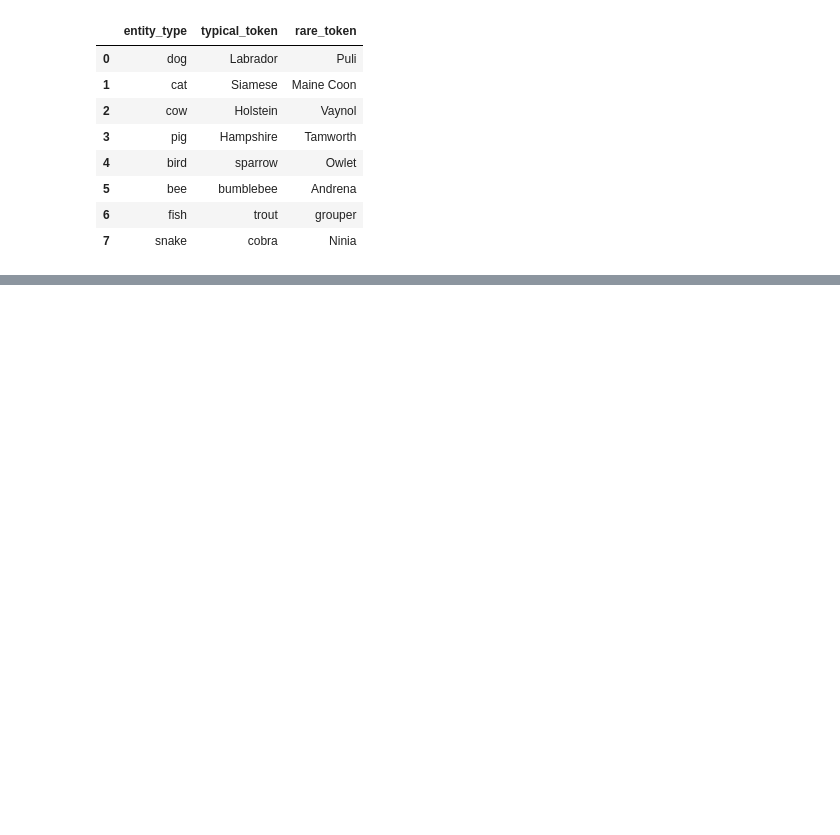
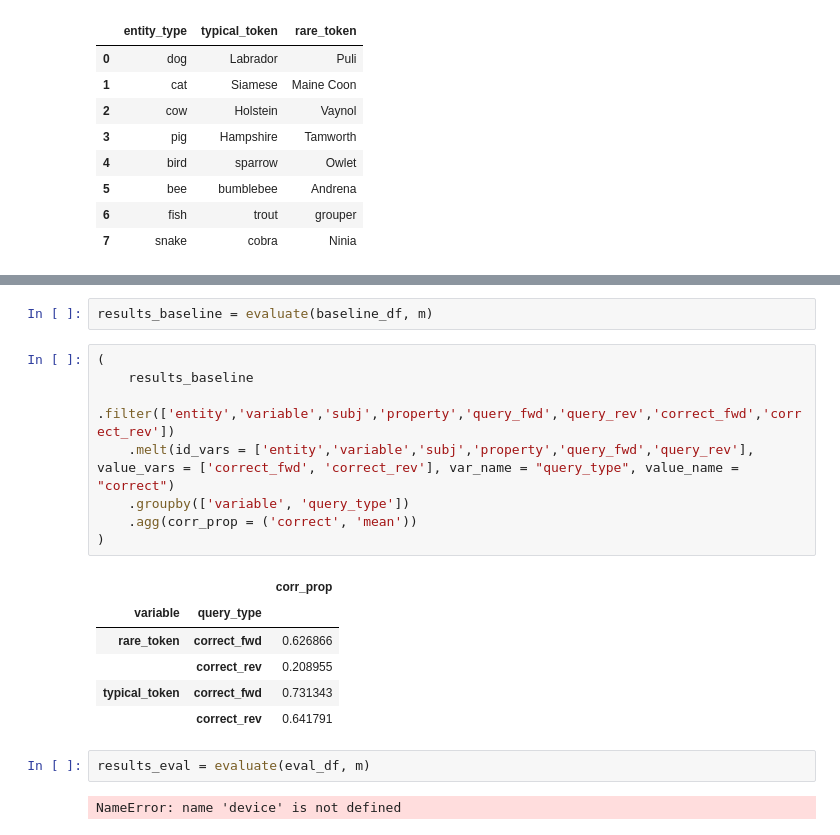
Before and after one commit to derekpowell/EasyEdit, a Jupyter notebook: taxonomy-benchmark-building-test.ipynb, the cells around one changed output, grey strips where cells are left out. Cells and saved outputs as stored; diff of their text form; blank space fills up the shorter version.

```diff
--- a/taxonomy-benchmark-building-test.ipynb
+++ b/taxonomy-benchmark-building-test.ipynb
@@ -368,0 +433,21 @@ results.correct.mean()
+# %%
+results_baseline = evaluate(baseline_df, m)
+# %%
+(
+    results_baseline
+    .filter(['entity','variable','subj','property','query_fwd','query_rev','correct_fwd','correct_rev'])
+    .melt(id_vars = ['entity','variable','subj','property','query_fwd','query_rev'], value_vars = ['correct_fwd', 'correct_rev'], var_name = "query_type", value_name = "correct")
+    .groupby(['variable', 'query_type'])
+    .agg(corr_prop = ('correct', 'mean'))
+)
+# %% [output]
+|  |  | corr_prop |
+| variable | query_type |  |
+| rare_token | correct_fwd | 0.626866 |
+|  | correct_rev | 0.208955 |
+| typical_token | correct_fwd | 0.731343 |
+|  | correct_rev | 0.641791 |
+# %%
+results_eval = evaluate(eval_df, m)
+# %% [output]
+NameError: name 'device' is not defined
```
Also changed, not shown: parts of 19 cells of this notebook, 5 other files.
